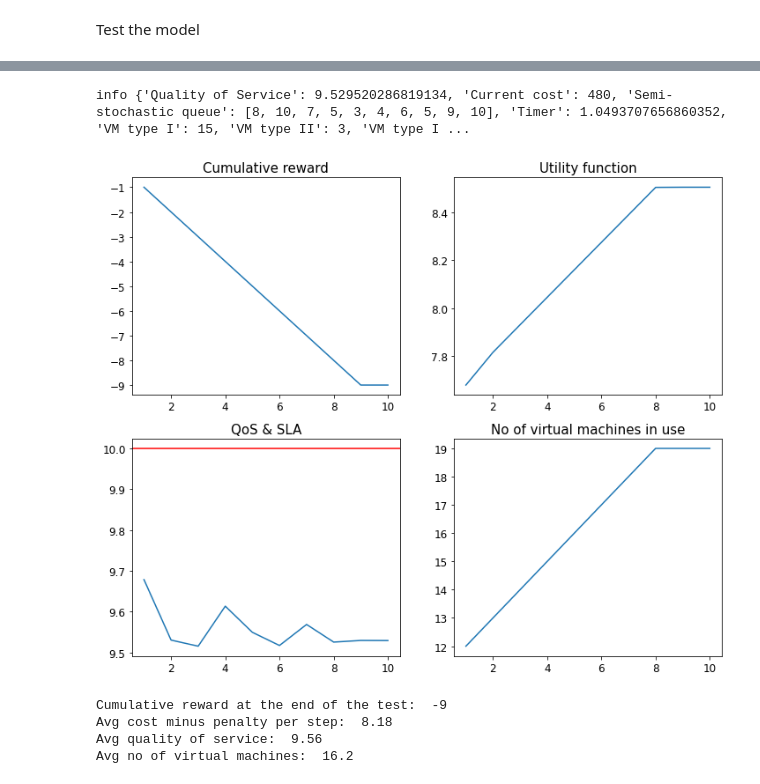
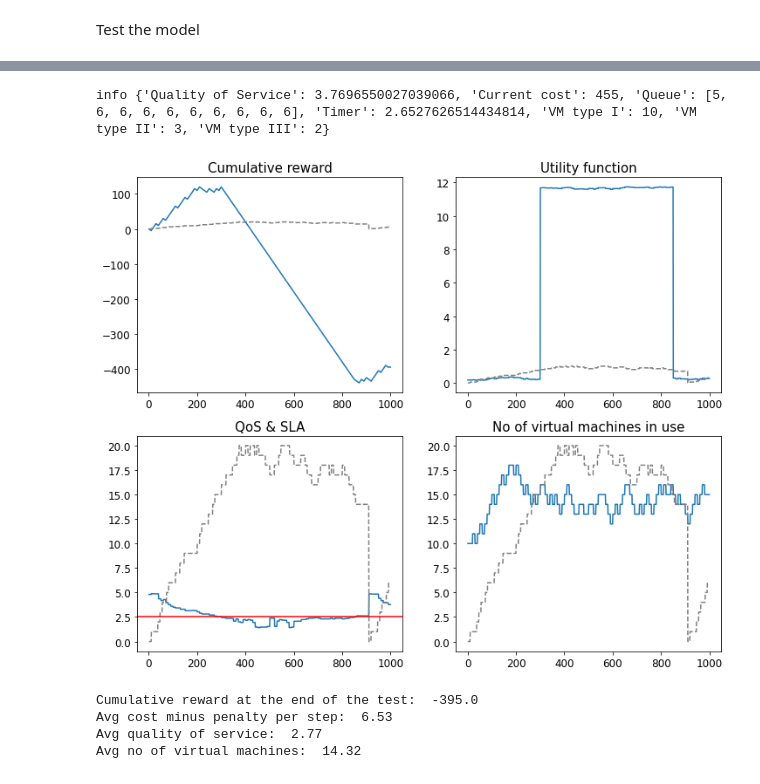
Before and after one commit to dkapczynska/Resource_management_RL, a Jupyter notebook: 02. Adventage Actor-Critic Algorithm.ipynb, the cells around one changed output, grey strips where cells are left out. Drawn from its saved outputs; the diff is of its cells as text; code cells hidden in the pictures.

```diff
--- a/02. Adventage Actor-Critic Algorithm.ipynb
+++ b/02. Adventage Actor-Critic Algorithm.ipynb
@@ -45,15 +45,15 @@ warnings.filterwarnings("ignore")
 Prepare the enviroment
 # %%
 # SIM PARAMETERS
-SLA = 10
+SLA = 2.5
 VM_TYPE1 = 7
 VM_TYPE2 = 3
 VM_TYPE3 = 1
-SCENARIO = 'random'
-PENALTY = 500
+PENALTY = 10000
 STEPS = 100
 ALPHA = 0.5
 BETA = 0.5
+SCENARIO = "Environment/Scenarios/train_A2C.txt"
 
 env = Sim(sla = SLA,
           vm_1 = VM_TYPE1,
@@ -116,11 +125,11 @@ Avg no of virtual machines:  18.72
 # %%
-SCENARIO = 'test_scenario_2'
-test_model_SB(model, SLA, VM_TYPE1, VM_TYPE2, VM_TYPE3, 10, SCENARIO, PENALTY, ALPHA, BETA)
+SCENARIO = 'Environment/Scenarios/test_scenario_2_A2C.txt'
+test_model(SLA, VM_TYPE1, VM_TYPE2, VM_TYPE3, STEPS, SCENARIO, PENALTY, ALPHA, BETA, model)
 # %% [output]
-info {'Quality of Service': 9.529520286819134, 'Current cost': 480, 'Semi-stochastic queue': [8, 10, 7, 5, 3, 4, 6, 5, 9, 10], 'Timer': 1.0493707656860352, 'VM type I': 15, 'VM type II': 3, 'VM type I ...
+info {'Quality of Service': 3.7696550027039066, 'Current cost': 455, 'Queue': [5, 6, 6, 6, 6, 6, 6, 6, 6, 6], 'Timer': 2.6527626514434814, 'VM type I': 10, 'VM type II': 3, 'VM type III': 2}
-[figure, old version]
+[figure, new version]
-Cumulative reward at the end of the test:  -9
-Avg cost minus penalty per step:  8.18
-Avg quality of service:  9.56
-Avg no of virtual machines:  16.2
+Cumulative reward at the end of the test:  -395.0
+Avg cost minus penalty per step:  6.53
+Avg quality of service:  2.77
+Avg no of virtual machines:  14.32
 # %%
```
Also changed, not shown: parts of 8 cells of this notebook.
